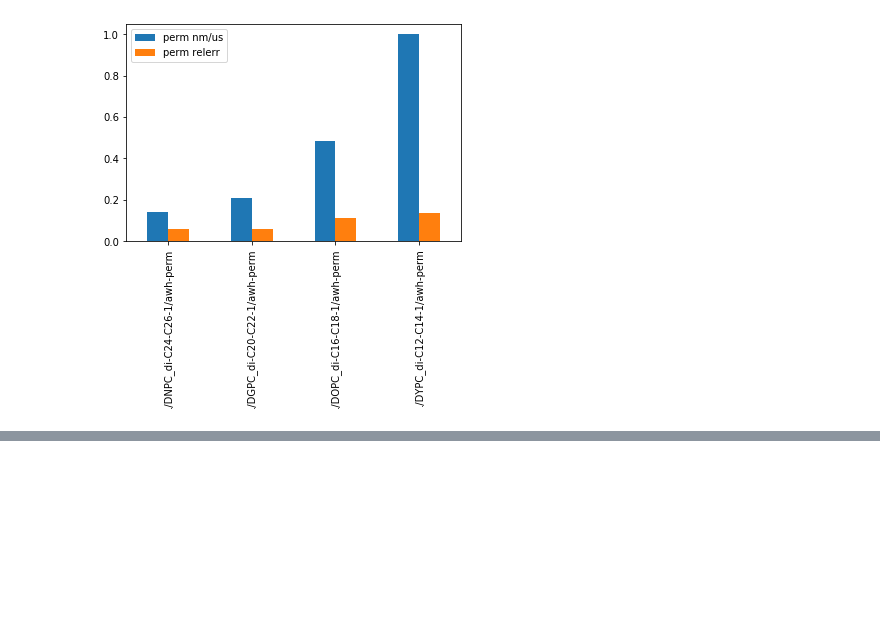
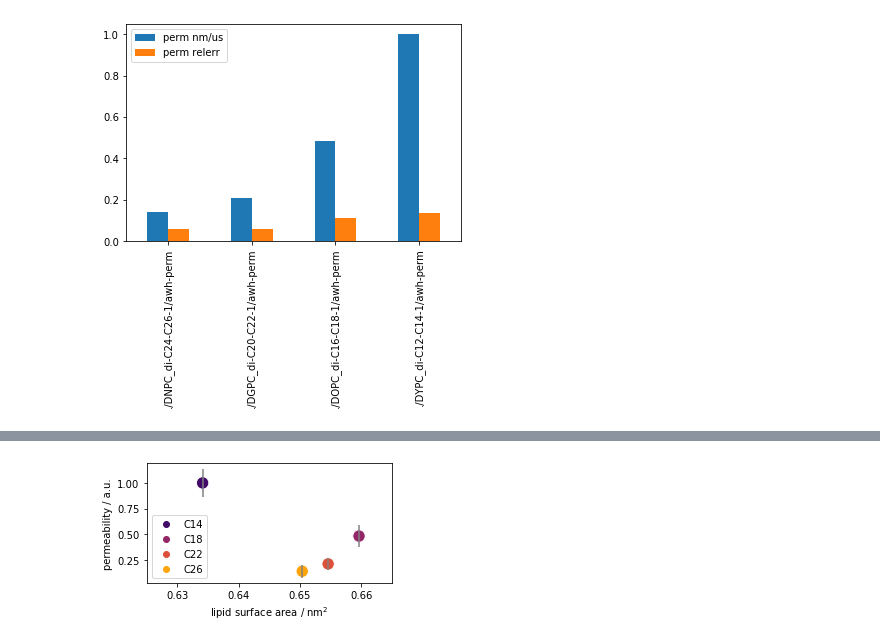
Before and after one commit to jmelcr/permeability, a Jupyter notebook: martini3/cholesterol00p_PC_variousTails_sims/membrane_thickness_unsaturated_tails/calculate-permeability-friction-from-sim-jacopo.ipynb, the cells around one changed output, grey strips where cells are left out. Drawn from its saved outputs; the diff is of its cells as text; code cells hidden in the pictures; blank space fills up the shorter version.

```diff
--- a/martini3/cholesterol00p_PC_variousTails_sims/membrane_thickness_unsaturated_tails/calculate-permeability-friction-from-sim-jacopo.ipynb
+++ b/martini3/cholesterol00p_PC_variousTails_sims/membrane_thickness_unsaturated_tails/calculate-permeability-friction-from-sim-jacopo.ipynb
@@ -262,0 +323,19 @@ permsdfrel.plot.bar()
+# %%
+#sns.lmplot(data=relperdf, x="thickness nm", y='perm rel')
+fig = plt.figure(figsize=[4.4,2.2])
+plt.errorbar(data=relperdf.sort_values(by="APL nm2"), x="APL nm2", y='perm rel', yerr="perm relerr",
+             label=None,
+             marker=None,
+             ls="", color='grey')
+sns.scatterplot(data=relperdf.sort_values(by="APL nm2"), x="APL nm2", y='perm rel',
+                hue=["C14", "C26", "C22", "C18"], hue_order=["C14", "C18", "C22", "C26"],
+                palette='inferno',
+                markers="s", s=155)
+plt.xlabel(r"lipid surface area / nm$^2$")
+plt.ylabel("permeability / a.u.")
+plt.xlim([0.625,0.665])
+plt.legend(loc='lower left')
+
+plt.savefig("rel-perm-APL_plot.png", dpi=150, bbox_inches='tight')
+# %% [output]
+[figure, added]
```
Also changed, not shown: parts of 10 cells of this notebook, 4 other files.
